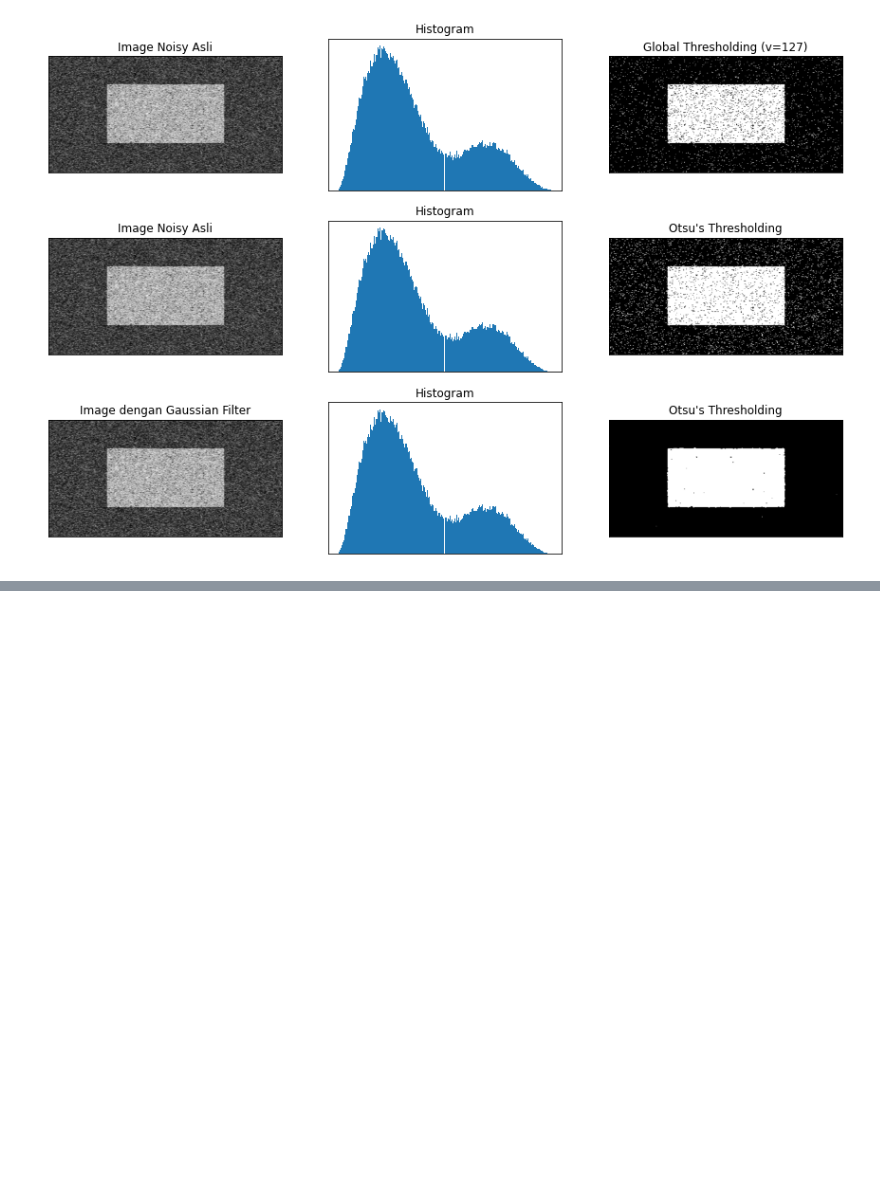
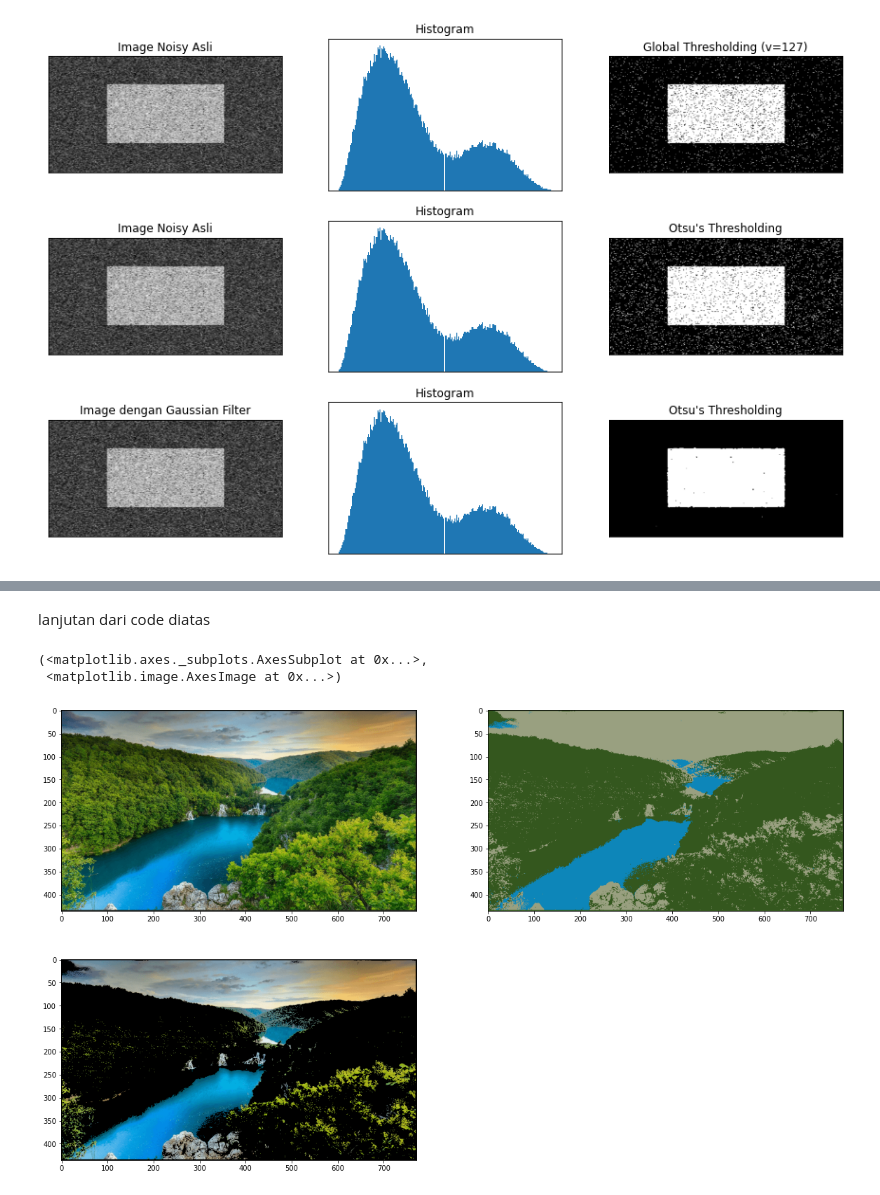
Before and after one commit to b-bella99/PCVK_Genap_2021, a Jupyter notebook: Week10.ipynb, the cells around one changed output, grey strips where cells are left out. Cells and saved outputs as stored; diff of their text form; code cells hidden in the pictures; blank space fills up the shorter version.

```diff
--- a/Week10.ipynb
+++ b/Week10.ipynb
@@ -135,0 +176,20 @@ plt.show()
+# %% [markdown]
+lanjutan dari code diatas
+# %%
+# ubah pixel di cluster 2 menjadi hitam
+masked_image = np.copy(img_k2)
+# konvert ke bentuk vektor
+masked_image = masked_image.reshape((-1, 3))
+# cluster yang diubah
+cluster = 2
+masked_image[labels == cluster] = [0, 0, 0]
+# konvert ke bentuk asli
+masked_image = masked_image.reshape(img_k2.shape)
+plt.figure(figsize = (20,12))
+plt.subplot(2,2,1),plt.imshow(img_k2)
+plt.subplot(2,2,2),plt.imshow(segmented_image)
+plt.subplot(2,2,3),plt.imshow(masked_image)
+# %% [output]
+(<matplotlib.axes._subplots.AxesSubplot at 0x...>,
+ <matplotlib.image.AxesImage at 0x...>)
+[figure, added]
```
Also changed, not shown: parts of 15 cells of this notebook.
